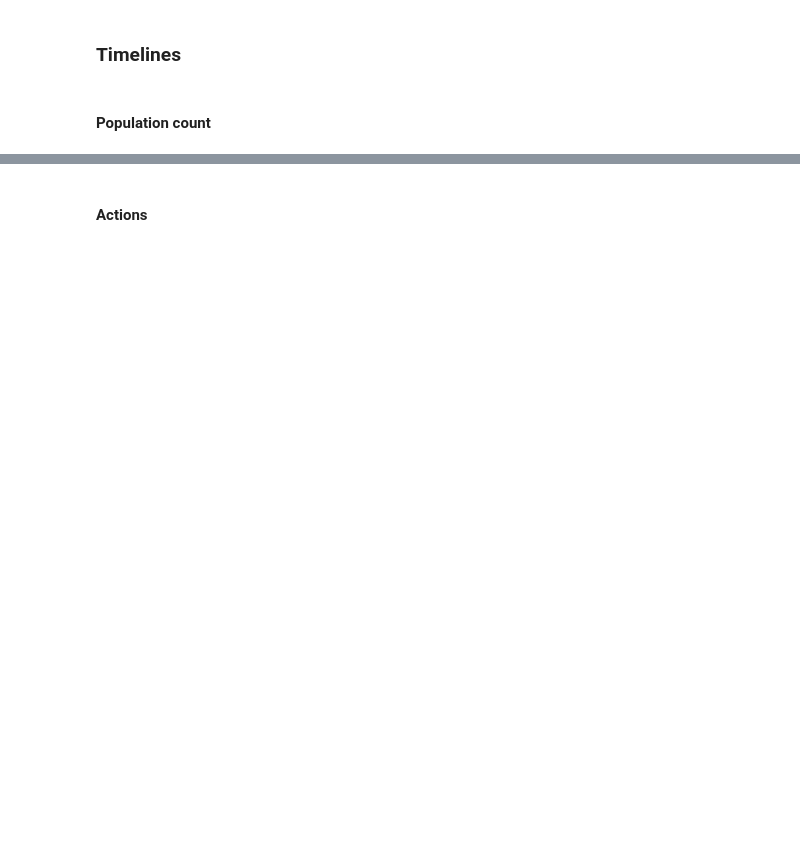
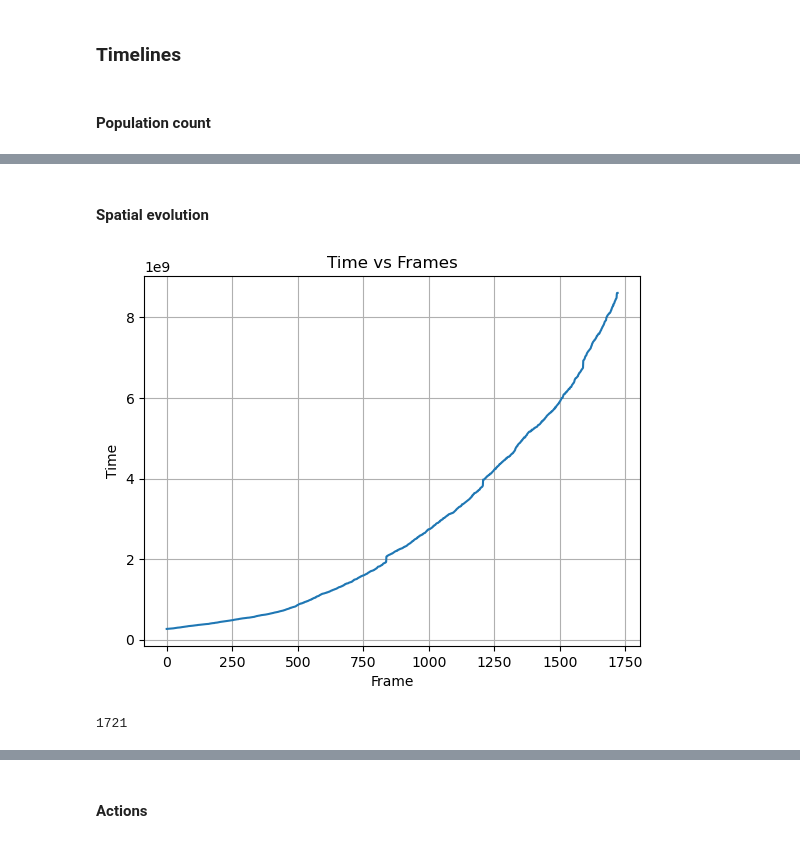
Before and after one commit to alexisjapas/gamasi, a Jupyter notebook: demo.ipynb, the cells around one changed output, grey strips where cells are left out. Drawn from its saved outputs; the diff is of its cells as text; code cells hidden in the pictures; blank space fills up the shorter version.

```diff
--- a/demo.ipynb
+++ b/demo.ipynb
@@ -82,0 +79,17 @@ plt.show()
+# %% [markdown]
+#### Spatial evolution
+# %%
+import matplotlib.pyplot as plt
+
+positions = data["positions"][0]
+
+plt.plot(range(len(positions)), positions)
+plt.xlabel('Frame')
+plt.ylabel('Time')
+plt.title('Time vs Frames')
+plt.grid(True)
+plt.show()
+print(len(data["positions"][1]))
+# %% [output]
+[figure, added]
+1721
```
Also changed, not shown: parts of 9 cells of this notebook, 4 other files.
